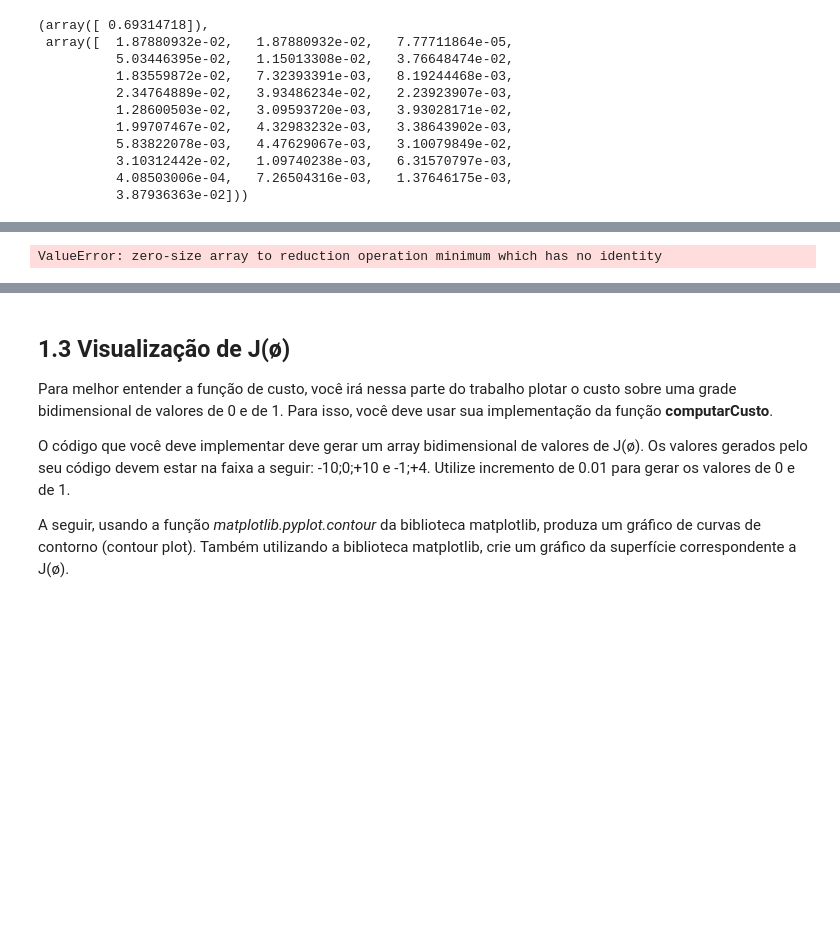
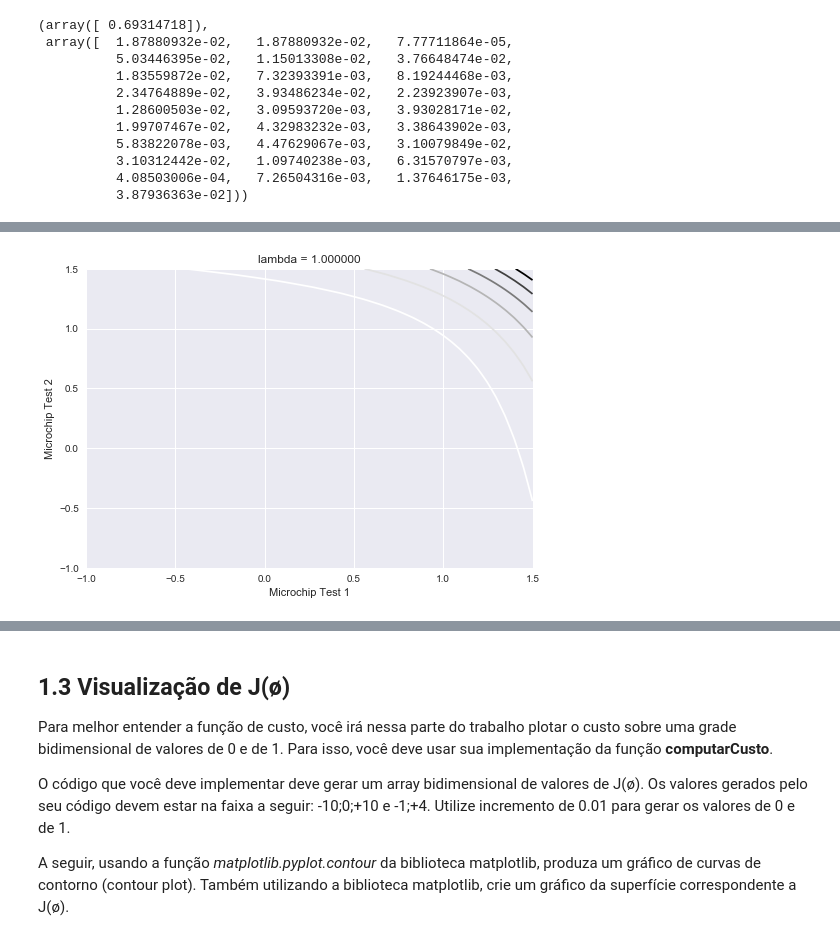
Before and after one commit to gassantos/ML4Edatics, a Jupyter notebook: Relatório de Aprendizado de Máquina - Trabalho 02 (LoadTXT).ipynb, the cells around one changed output, grey strips where cells are left out. Cells and saved outputs as stored; diff of their text form; code cells hidden in the pictures; blank space fills up the shorter version.

```diff
--- a/Relatório de Aprendizado de Máquina - Trabalho 02 (LoadTXT).ipynb
+++ b/Relatório de Aprendizado de Máquina - Trabalho 02 (LoadTXT).ipynb
@@ -320,24 +315,25 @@ não-linear. Seu gráfico deve ser semelhante ao apresentado na **_Figura_** aba
 ![ScatterBoundaryPlot](scatter_boundary.jpg)
 # %%
 #Plot Boundary
+l = 1
 m, n = X.shape
 y.shape = (m, 1)
 it = map_feature(X[:, 0], X[:, 1])
-theta = zeros(shape=(it.shape[1], 1))
+theta = ones(shape=(it.shape[1], 1))
 
 u = linspace(-1, 1.5, 50)
 v = linspace(-1, 1.5, 50)
 z = zeros(shape=(len(u), len(v)))
 for i in range(len(u)):
     for j in range(len(v)):
         z[i, j] = (map_feature(array(u[i]), array(v[j])).dot(array(theta)))
 
 z = z.T
 contour(u, v, z)
 title('lambda = %f' % l)
 xlabel('Microchip Test 1')
 ylabel('Microchip Test 2')
 legend(['y = 1', 'y = 0', 'Decision boundary'])
 show()
 # %% [output]
-ValueError: zero-size array to reduction operation minimum which has no identity
+[figure, added]
```
Also changed, not shown: parts of 23 cells of this notebook, 9 other files.
